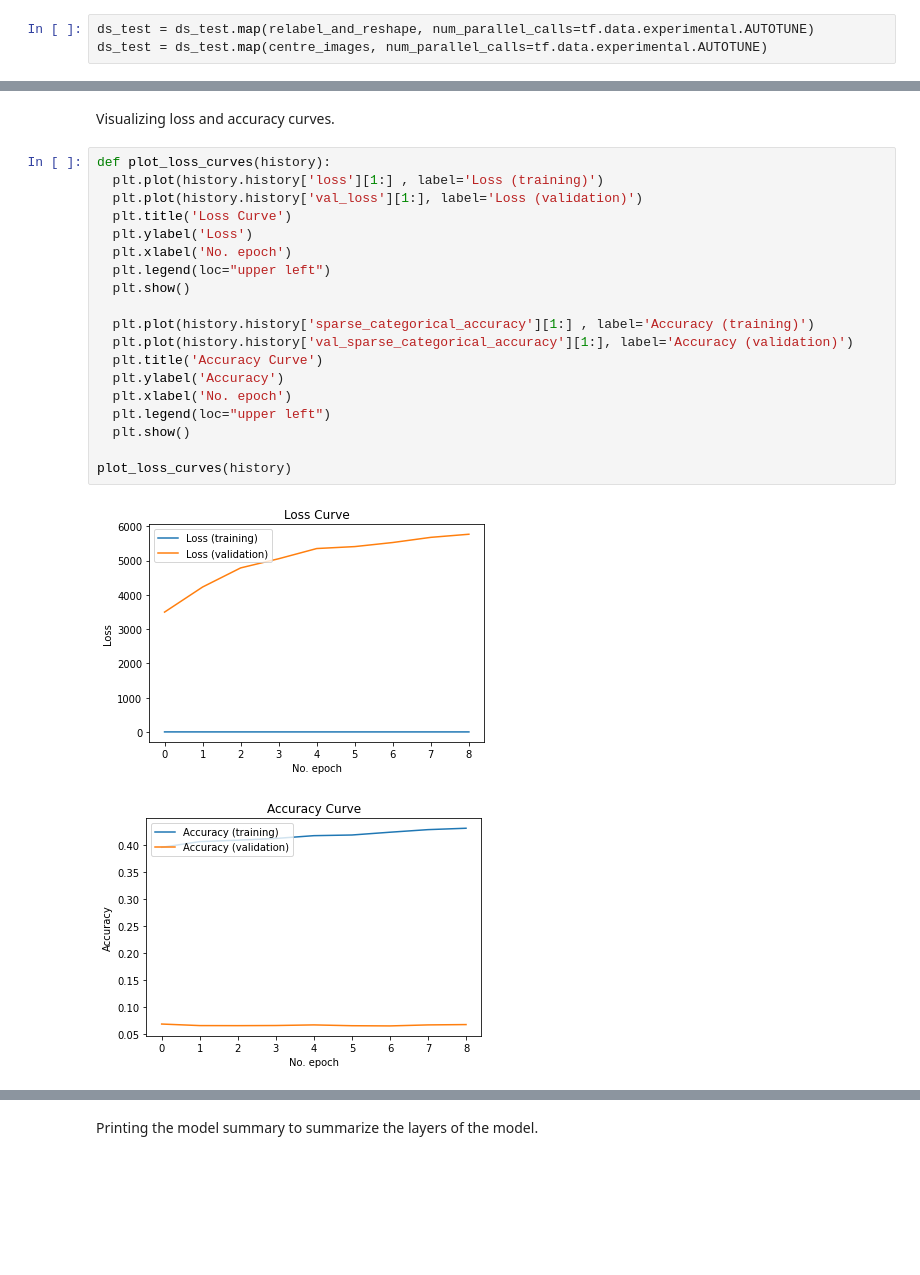
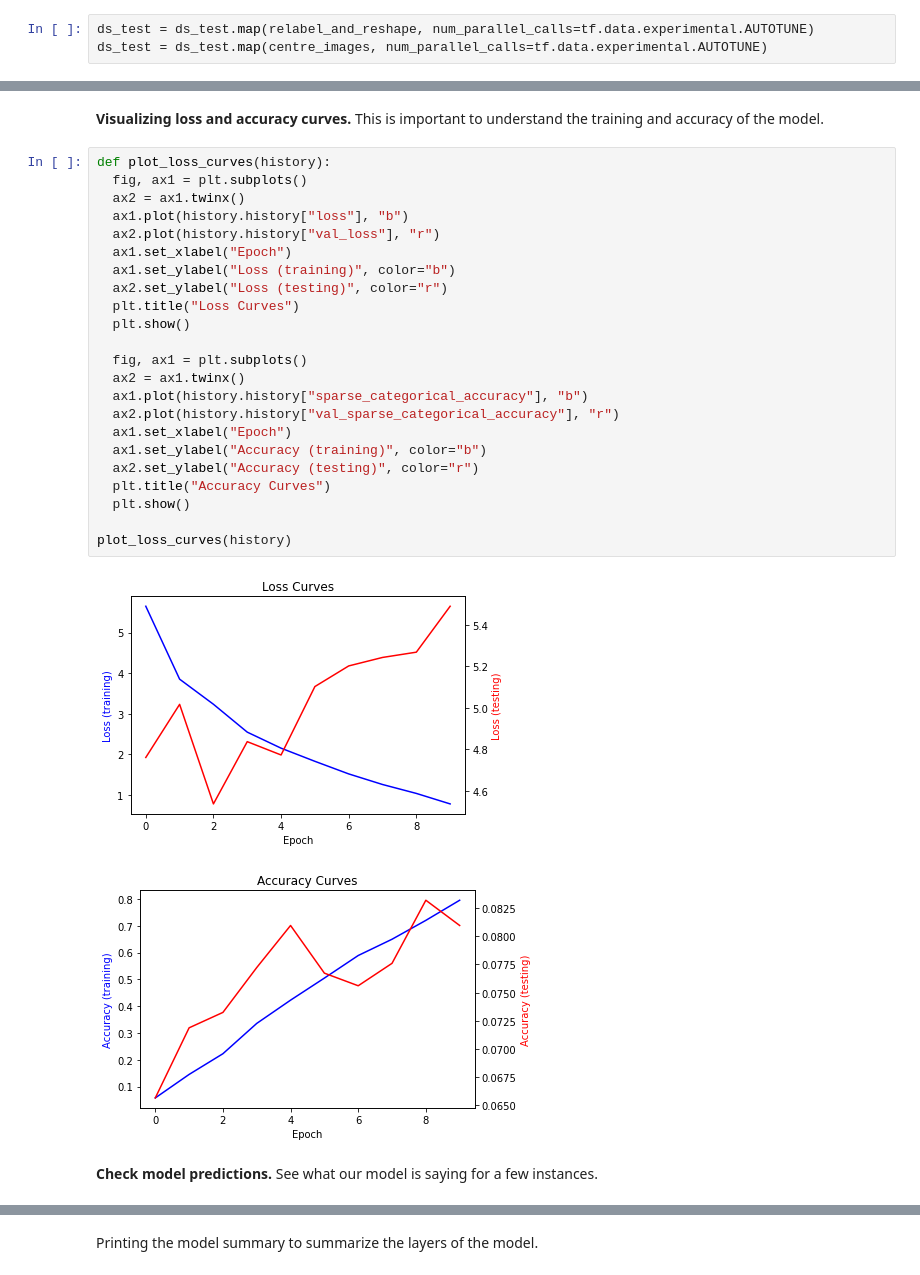
Before and after one commit to andrew-alberts/deep-learning-cv-tutorial, a Jupyter notebook: dl_and_cv_tutorial.ipynb, the cells around one changed output, grey strips where cells are left out. Drawn from its saved outputs; the diff is of its cells as text; blank space fills up the shorter version.

```diff
--- a/dl_and_cv_tutorial.ipynb
+++ b/dl_and_cv_tutorial.ipynb
@@ -287,24 +298,30 @@ Epoch 10/10
-# %% [markdown]
-Visualizing loss and accuracy curves.
-# %%
-def plot_loss_curves(history):
-  plt.plot(history.history['loss'][1:] , label='Loss (training)')
-  plt.plot(history.history['val_loss'][1:], label='Loss (validation)')
-  plt.title('Loss Curve')
-  plt.ylabel('Loss')
-  plt.xlabel('No. epoch')
-  plt.legend(loc="upper left")
-  plt.show()
-
-  plt.plot(history.history['sparse_categorical_accuracy'][1:] , label='Accuracy (training)')
-  plt.plot(history.history['val_sparse_categorical_accuracy'][1:], label='Accuracy (validation)')
-  plt.title('Accuracy Curve')
-  plt.ylabel('Accuracy')
-  plt.xlabel('No. epoch')
-  plt.legend(loc="upper left")
-  plt.show()
-
-plot_loss_curves(history)
-# %% [output]
-[figure, removed]
-[figure, removed]
+# %% [markdown]
+**Visualizing loss and accuracy curves.** This is important to understand the training and accuracy of the model.
+# %%
+def plot_loss_curves(history):
+  fig, ax1 = plt.subplots()
+  ax2 = ax1.twinx()
+  ax1.plot(history.history["loss"], "b")
+  ax2.plot(history.history["val_loss"], "r")
+  ax1.set_xlabel("Epoch")
+  ax1.set_ylabel("Loss (training)", color="b")
+  ax2.set_ylabel("Loss (testing)", color="r")
+  plt.title("Loss Curves")
+  plt.show()
+
+  fig, ax1 = plt.subplots()
+  ax2 = ax1.twinx()
+  ax1.plot(history.history["sparse_categorical_accuracy"], "b")
+  ax2.plot(history.history["val_sparse_categorical_accuracy"], "r")
+  ax1.set_xlabel("Epoch")
+  ax1.set_ylabel("Accuracy (training)", color="b")
+  ax2.set_ylabel("Accuracy (testing)", color="r")
+  plt.title("Accuracy Curves")
+  plt.show()
+
+plot_loss_curves(history)
+# %% [output]
+[figure, added]
+[figure, added]
+# %% [markdown]
+**Check model predictions.** See what our model is saying for a few instances.
```
Also changed, not shown: parts of 46 cells of this notebook.
